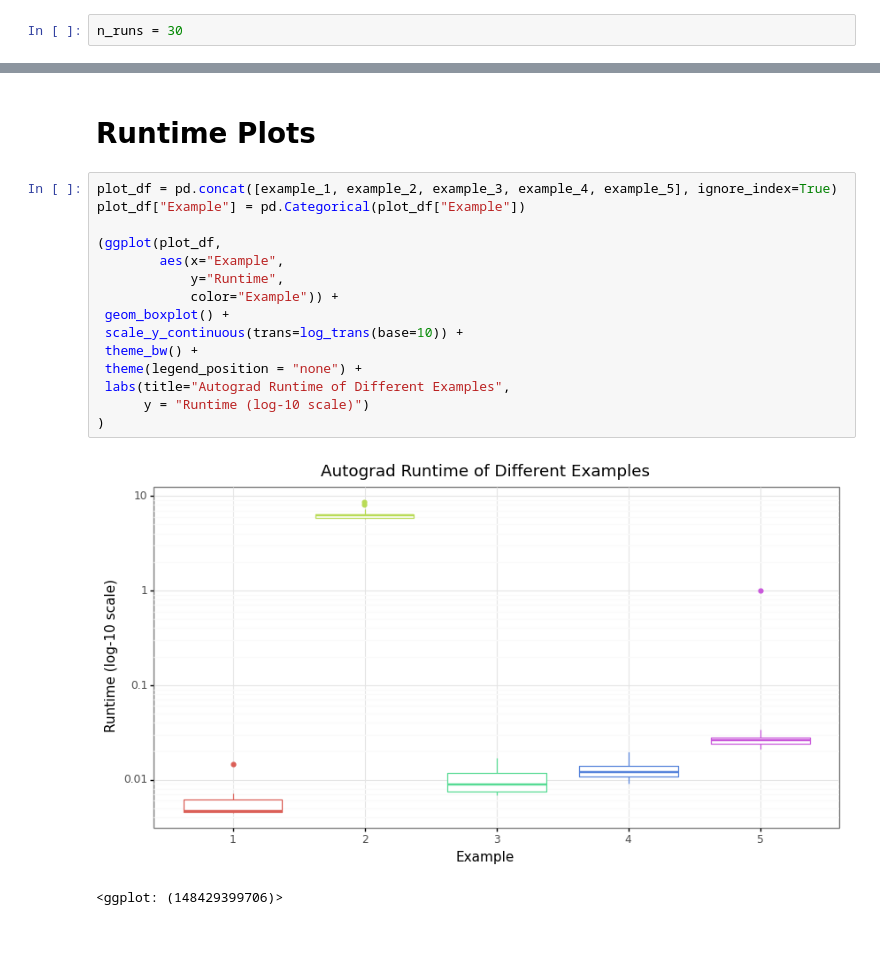
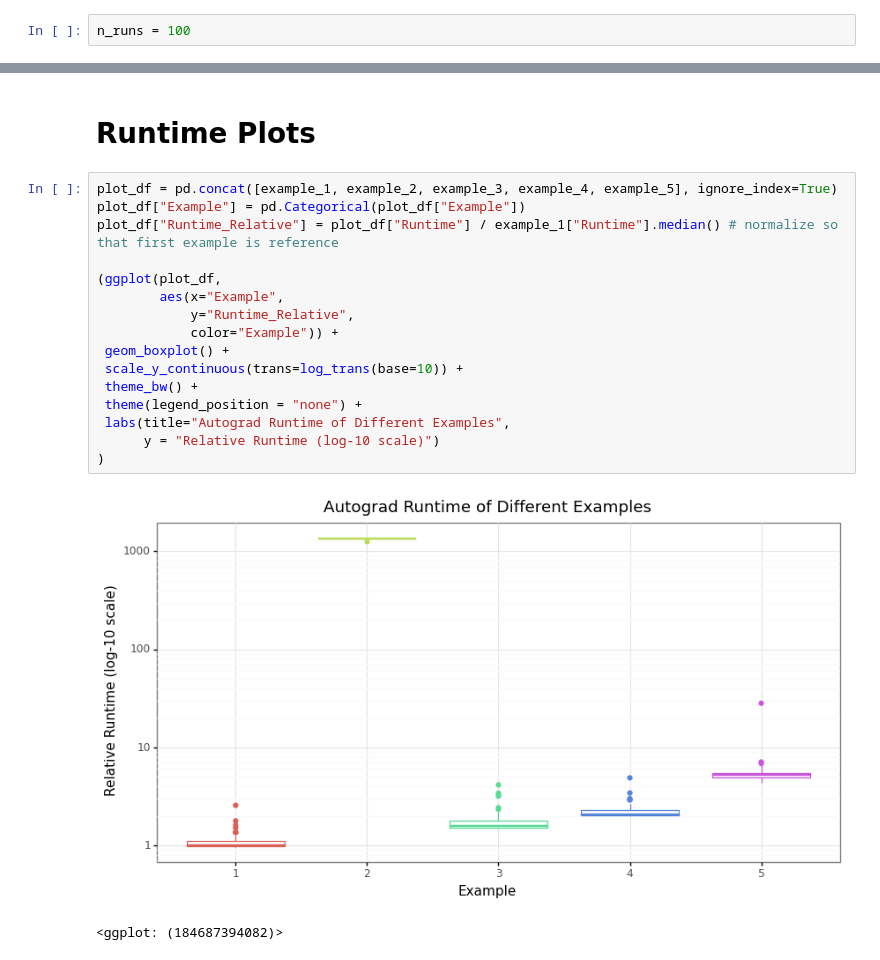
Before and after one commit to StatMixedML/DGBM, a Jupyter notebook: Examples/AutoGrad_Examples.ipynb, the cells around one changed output, grey strips where cells are left out. Saved outputs shown, nothing was run; the diff lists cells and outputs as text.

```diff
--- a/Examples/AutoGrad_Examples.ipynb
+++ b/Examples/AutoGrad_Examples.ipynb
@@ -102,7 +102,7 @@ In the following, we create several loops over each example to get a more stable
 # %% [markdown]
 ### Select number of runs
 # %%
-n_runs = 30
+n_runs = 100
 # %% [markdown]
 ### Example 1: Wrong Hessian, but fast
 # %%
@@ -407,18 +405,19 @@ More examples of how to "efficiently calculate the hessian vector product can be
 # %%
 plot_df = pd.concat([example_1, example_2, example_3, example_4, example_5], ignore_index=True)
 plot_df["Example"] = pd.Categorical(plot_df["Example"])
+plot_df["Runtime_Relative"] = plot_df["Runtime"] / example_1["Runtime"].median() # normalize so that first example is reference
 
 (ggplot(plot_df,
         aes(x="Example",
-            y="Runtime",
+            y="Runtime_Relative",
             color="Example")) +
  geom_boxplot() +
  scale_y_continuous(trans=log_trans(base=10)) +
  theme_bw() +
  theme(legend_position = "none") +
  labs(title="Autograd Runtime of Different Examples",
-      y = "Runtime (log-10 scale)")
+      y = "Relative Runtime (log-10 scale)")
 )
 # %% [output]
-[figure, old version]
+[figure, new version]
-<ggplot: (148429399706)>
+<ggplot: (184687394082)>
```
Also changed, not shown: parts of 13 cells of this notebook.
